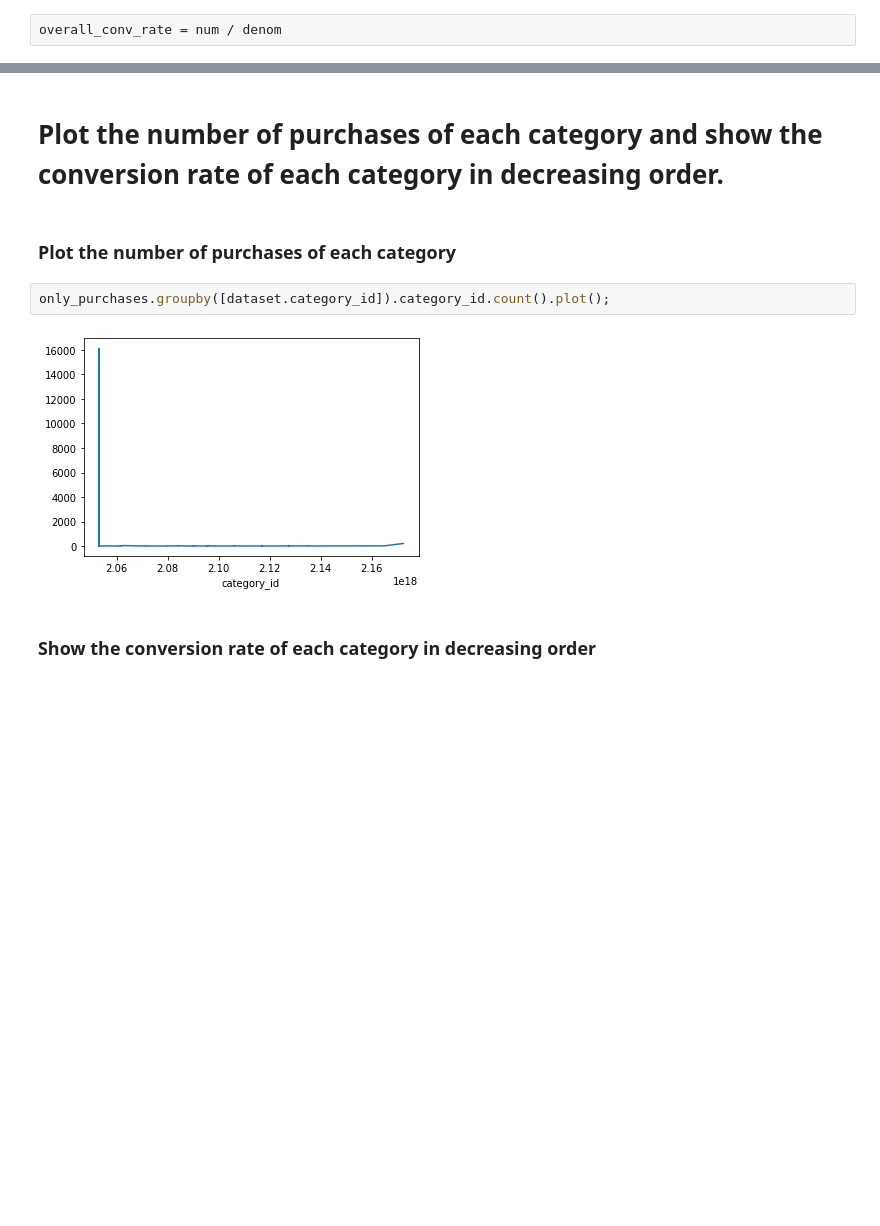
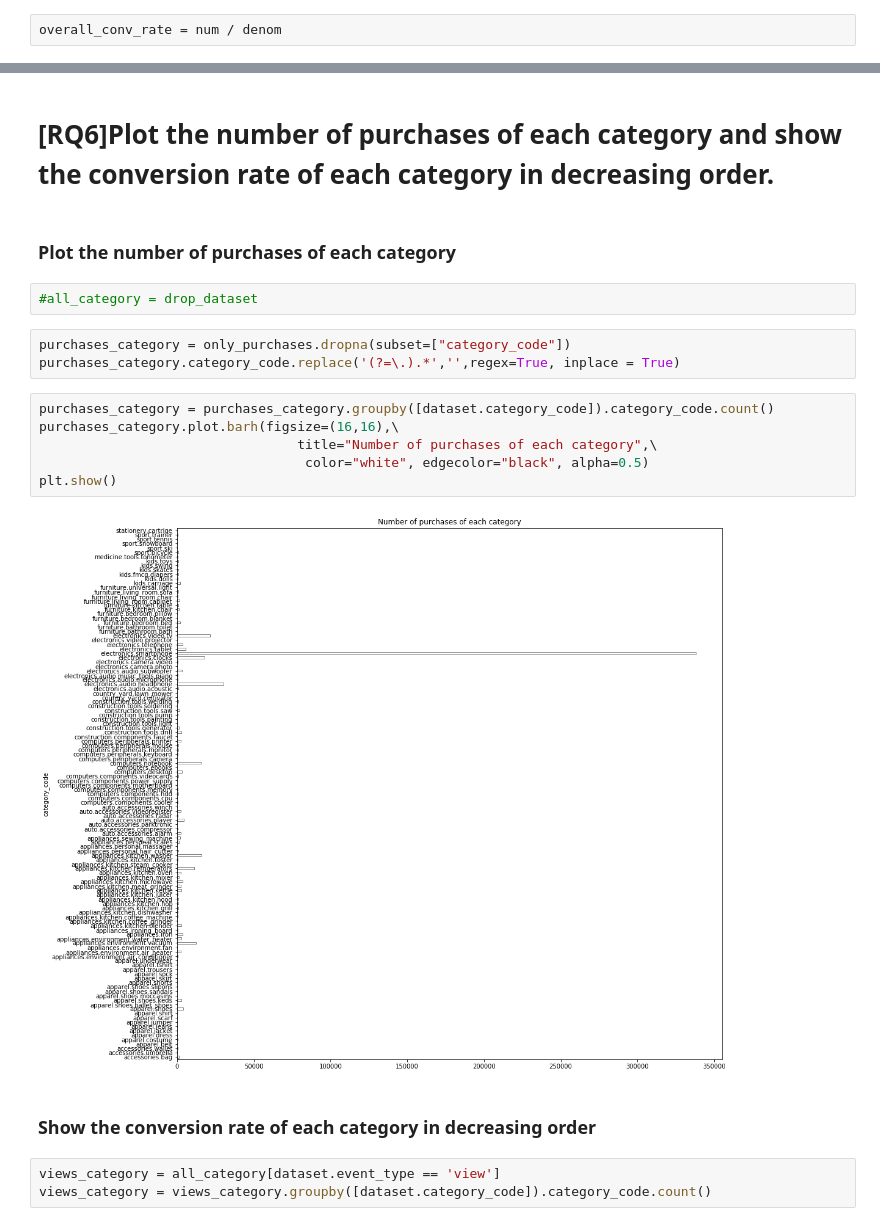
Before and after one commit to SimoneFiorellino/ADM-HW2, a Jupyter notebook: HW2.ipynb, the cells around one changed output, grey strips where cells are left out. Drawn from its saved outputs; the diff is of its cells as text; blank space fills up the shorter version.

```diff
--- a/HW2.ipynb
+++ b/HW2.ipynb
@@ -125,10 +150,22 @@ print(overall_conv_rate)
 # %% [markdown]
-# Plot the number of purchases of each category and show the conversion rate of each category in decreasing order.
+# [RQ6]Plot the number of purchases of each category and show the conversion rate of each category in decreasing order.
 # %% [markdown]
 ### Plot the number of purchases of each category
-# %%
-only_purchases.groupby([dataset.category_id]).category_id.count().plot();
-# %% [output]
-[figure, removed]
+# %%
+#all_category = drop_dataset
+# %%
+purchases_category = only_purchases.dropna(subset=["category_code"])
+purchases_category.category_code.replace('(?=\.).*','',regex=True, inplace = True)
+# %%
+purchases_category = purchases_category.groupby([dataset.category_code]).category_code.count()
+purchases_category.plot.barh(figsize=(16,16),\
+                                 title="Number of purchases of each category",\
+                                  color="white", edgecolor="black", alpha=0.5)
+plt.show()
+# %% [output]
+[figure, added]
 # %% [markdown]
 ### Show the conversion rate of each category in decreasing order
+# %%
+views_category = all_category[dataset.event_type == 'view']
+views_category = views_category.groupby([dataset.category_code]).category_code.count()
```
Also changed, not shown: parts of 32 cells of this notebook.
